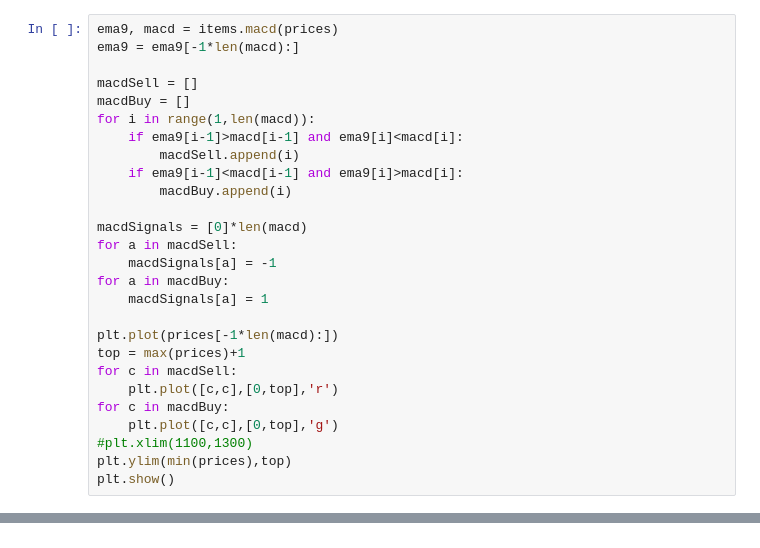
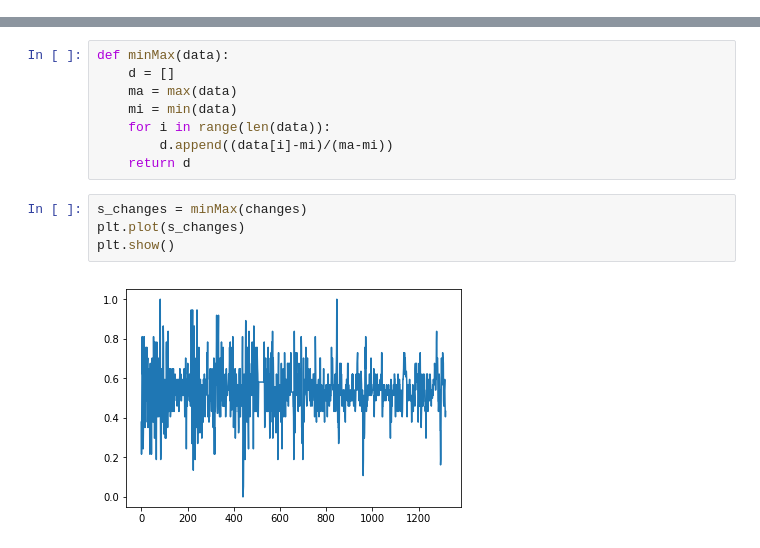
Before and after one commit to rmmartin02/OSRS_Research, a Jupyter notebook: ML/OSRS/Regression.ipynb, the cells around one changed output, grey strips where cells are left out. Cells and saved outputs as stored; diff of their text form.

```diff
--- a/ML/OSRS/Regression.ipynb
+++ b/ML/OSRS/Regression.ipynb
@@ -168,27 +0,0 @@ plt.show()
-# %%
-ema9, macd = items.macd(prices)
-ema9 = ema9[-1*len(macd):]
-
-macdSell = []
-macdBuy = []
-for i in range(1,len(macd)):
-    if ema9[i-1]>macd[i-1] and ema9[i]<macd[i]:
-        macdSell.append(i)
-    if ema9[i-1]<macd[i-1] and ema9[i]>macd[i]:
-        macdBuy.append(i)
-
-macdSignals = [0]*len(macd)
-for a in macdSell:
-    macdSignals[a] = -1
-for a in macdBuy:
-    macdSignals[a] = 1
-
-plt.plot(prices[-1*len(macd):])
-top = max(prices)+1
-for c in macdSell:
-    plt.plot([c,c],[0,top],'r')
-for c in macdBuy:
-    plt.plot([c,c],[0,top],'g')
-#plt.xlim(1100,1300)
-plt.ylim(min(prices),top)
-plt.show()
@@ -512,0 +54,14 @@ for b in range(len(budgets)):
+# %%
+def minMax(data):
+    d = []
+    ma = max(data)
+    mi = min(data)
+    for i in range(len(data)):
+        d.append((data[i]-mi)/(ma-mi))
+    return d
+# %%
+s_changes = minMax(changes)
+plt.plot(s_changes)
+plt.show()
+# %% [output]
+[figure, added]
```
Also changed, not shown: parts of 40 cells of this notebook, 34 other files.
